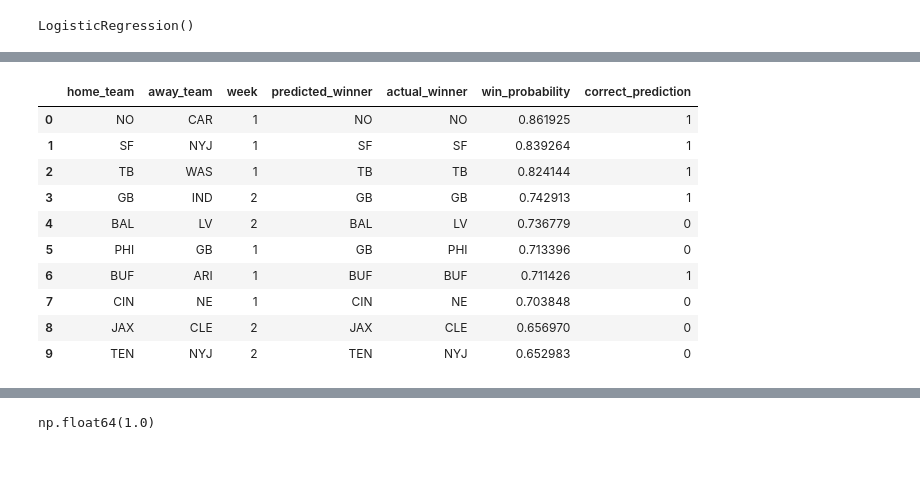
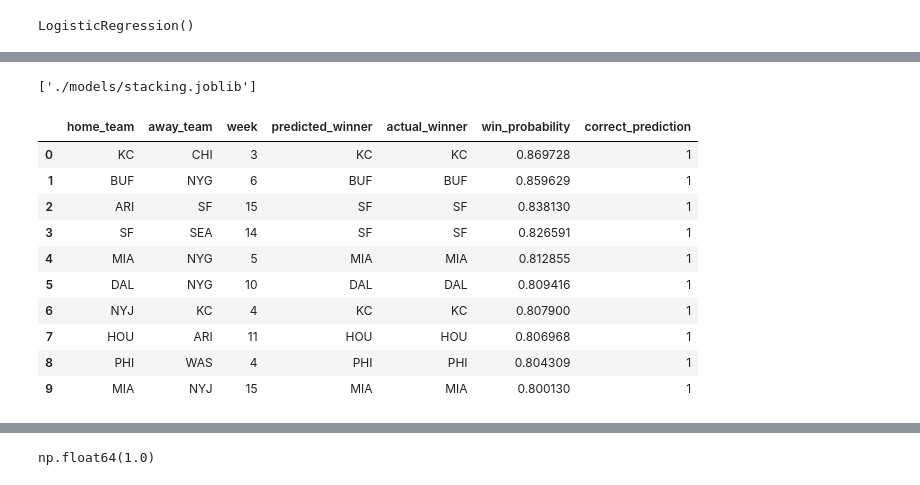
Before and after one commit to JoshCap20/NFLPredictor, a Jupyter notebook: train.ipynb, the cells around one changed output, grey strips where cells are left out. Saved outputs shown, nothing was run; the diff lists cells and outputs as text; code cells hidden in the pictures.

```diff
--- a/train.ipynb
+++ b/train.ipynb
@@ -285,7 +330,19 @@ plt.show()
+# %%
+import joblib
+
+# Save the models
+joblib.dump(clf, "./models/clf.joblib")
+joblib.dump(ensemble, "./models/ensemble.joblib")
+joblib.dump(stacking_model, "./models/stacking.joblib")
+# %% [output]
+['./models/stacking.joblib']
+# %%
+# Set model to continue analyzing here:
+model = clf
 # %%
 df_target = df.loc[(df["season"] == TEST_YEAR)].assign(
-    predicted_winner=lambda x: clf.predict(x[features]),
-    home_team_win_probability=lambda x: clf.predict_proba(x[features])[:, 1],
+    predicted_winner=lambda x: model.predict(x[features]),
+    home_team_win_probability=lambda x: model.predict_proba(x[features])[:, 1],
 )[
     [
         "home_team",
@@ -295,43 +352,43 @@ df_target = df.loc[(df["season"] == TEST_YEAR)].assign(
         "home_team_win_probability",
         "home_team_win",
     ]
 ]
 
 df_target["actual_winner"] = df_target.apply(
     lambda x: x.home_team if x.home_team_win else x.away_team, axis=1
 )
 df_target["predicted_winner"] = df_target.apply(
     lambda x: x.home_team if x.predicted_winner == 1 else x.away_team, axis=1
 )
 df_target["win_probability"] = df_target.apply(
     lambda x: (
         x.home_team_win_probability
         if x.predicted_winner == x.home_team
         else 1 - x.home_team_win_probability
     ),
     axis=1,
 )
 df_target["correct_prediction"] = (
     df_target["predicted_winner"] == df_target["actual_winner"]
 ).astype(int)
 
 df_target = df_target.drop(columns=["home_team_win_probability", "home_team_win"])
 
 df_target.sort_values(by="win_probability", ascending=False).reset_index(
     drop=True
 ).head(10)
 # %% [output]
 |  | home_team | away_team | week | predicted_winner | actual_winner | win_probability | correct_prediction |
-| 0 | NO | CAR | 1 | NO | NO | 0.861925 | 1 |
-| 1 | SF | NYJ | 1 | SF | SF | 0.839264 | 1 |
-| 2 | TB | WAS | 1 | TB | TB | 0.824144 | 1 |
-| 3 | GB | IND | 2 | GB | GB | 0.742913 | 1 |
-| 4 | BAL | LV | 2 | BAL | LV | 0.736779 | 0 |
-| 5 | PHI | GB | 1 | GB | PHI | 0.713396 | 0 |
-| 6 | BUF | ARI | 1 | BUF | BUF | 0.711426 | 1 |
-| 7 | CIN | NE | 1 | CIN | NE | 0.703848 | 0 |
-| 8 | JAX | CLE | 2 | JAX | CLE | 0.656970 | 0 |
-| 9 | TEN | NYJ | 2 | TEN | NYJ | 0.652983 | 0 |
+| 0 | KC | CHI | 3 | KC | KC | 0.869728 | 1 |
+| 1 | BUF | NYG | 6 | BUF | BUF | 0.859629 | 1 |
+| 2 | ARI | SF | 15 | SF | SF | 0.838130 | 1 |
+| 3 | SF | SEA | 14 | SF | SF | 0.826591 | 1 |
+| 4 | MIA | NYG | 5 | MIA | MIA | 0.812855 | 1 |
+| 5 | DAL | NYG | 10 | DAL | DAL | 0.809416 | 1 |
+| 6 | NYJ | KC | 4 | KC | KC | 0.807900 | 1 |
+| 7 | HOU | ARI | 11 | HOU | HOU | 0.806968 | 1 |
+| 8 | PHI | WAS | 4 | PHI | PHI | 0.804309 | 1 |
+| 9 | MIA | NYJ | 15 | MIA | MIA | 0.800130 | 1 |
 # %%
 correct = (
     df_target.loc[df_target["correct_prediction"] == 1]
```
Also changed, not shown: parts of 16 cells of this notebook.
